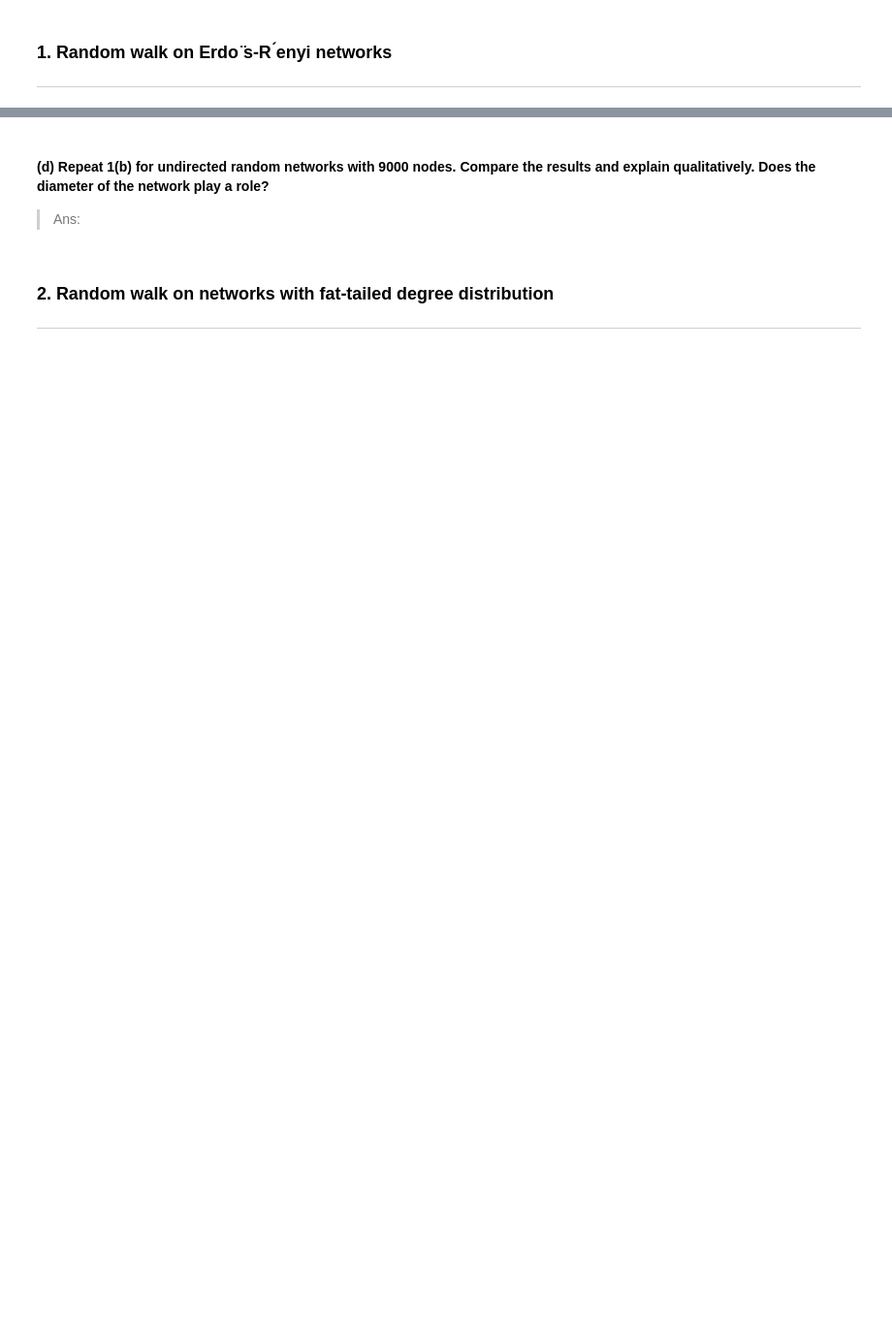
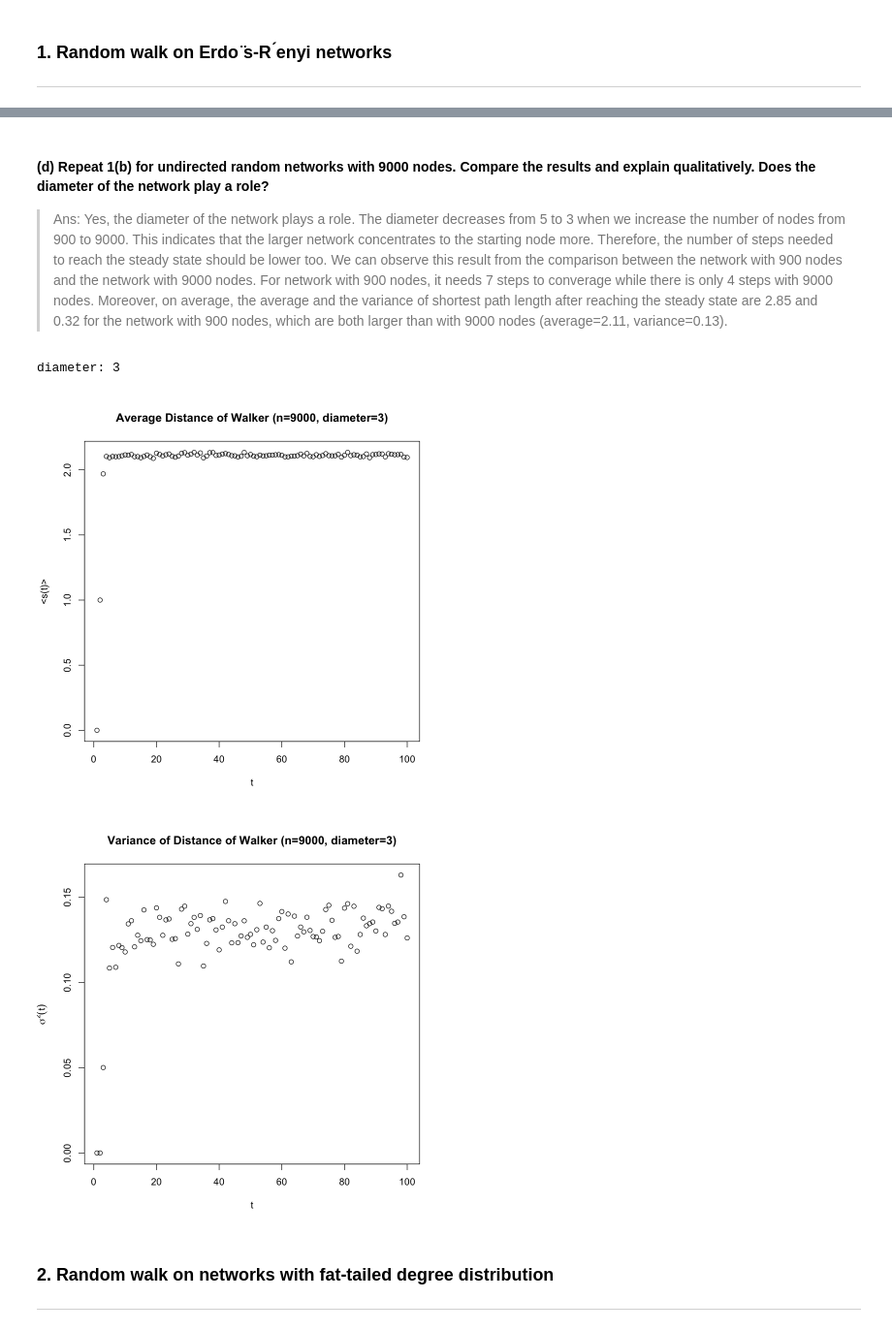
Before and after one commit to kchuang625/ucla-ece-232e-spring-2023-hw, a Jupyter notebook: project1/part2-1_705668757_905847065_105945588.ipynb, the cells around one changed output, grey strips where cells are left out. Shown: that part at 97% size. Cells and saved outputs as stored; diff of their text form; code cells hidden in the pictures; blank space fills up the shorter version.

```diff
--- a/project1/part2-1_705668757_905847065_105945588.ipynb
+++ b/project1/part2-1_705668757_905847065_105945588.ipynb
@@ -42,7 +91,16 @@ library(pracma)
 # %% [markdown]
 #### (d) Repeat 1(b) for undirected random networks with 9000 nodes. Compare the results and explain qualitatively. Does the diameter of the network play a role?
 
-> Ans:
+> Ans: Yes, the diameter of the network plays a role. The diameter decreases from 5 to 3 when we increase the number of nodes from 900 to 9000. This indicates that the larger network concentrates to the starting node more. Therefore, the number of steps needed to reach the steady state should be lower too. We can observe this result from the comparison between the network with 900 nodes and the network with 9000 nodes. For network with 900 nodes, it needs 7 steps to converage while there is only 4 steps with 9000 nodes. Moreover, on average, the average and the variance of shortest path length after reaching the steady state are 2.85 and 0.32 for the network with 900 nodes, which are both larger than with 9000 nodes (average=2.11, variance=0.13).
+# %%
+g <- sample_gnp(n=9000, p=0.015, directed=FALSE)
+fprintf("diameter: %d", diameter(g))
+
+run_random_walk_and_plot(g, 9000)
+# %% [output]
+diameter: 3
+[figure, added]
+[figure, added]
 # %% [markdown]
 ### 2. Random walk on networks with fat-tailed degree distribution
 ***
```
Also changed, not shown: parts of 15 cells of this notebook.
